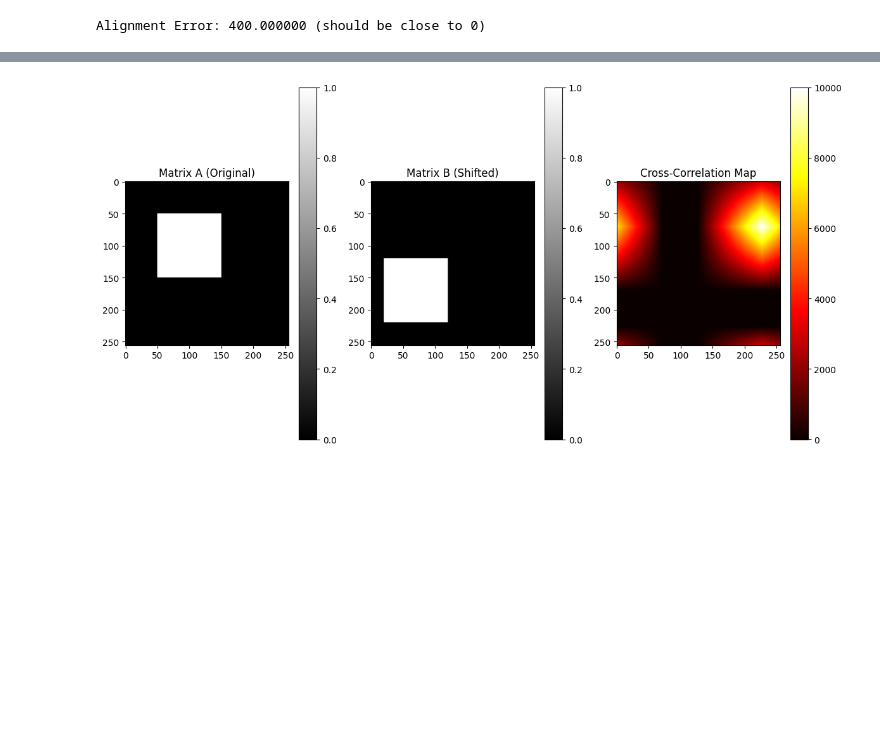
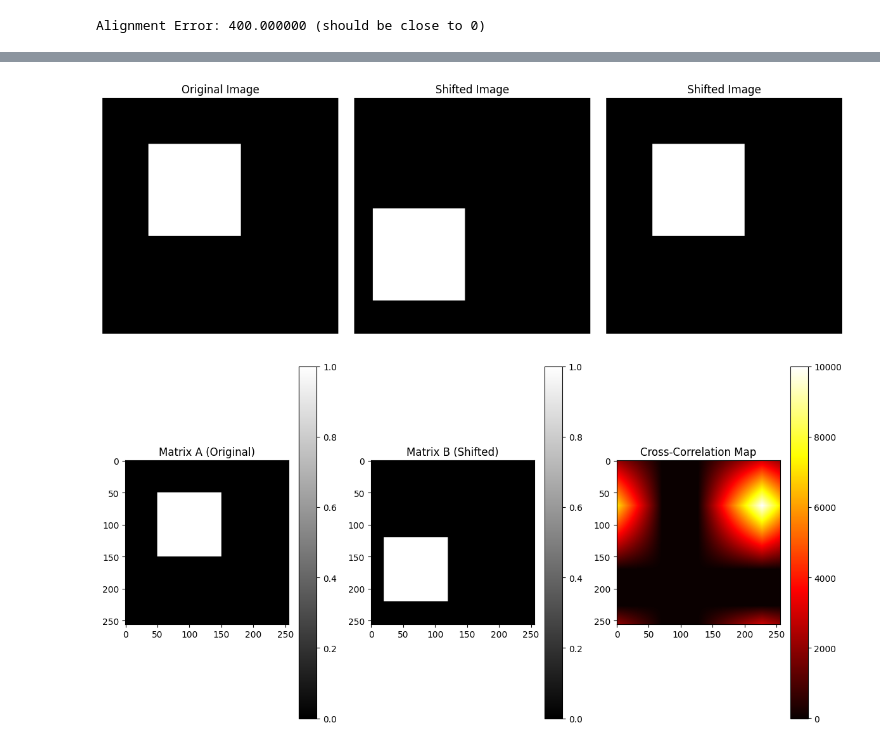
Before and after one commit to Shams-Simanto/CSE220, a Jupyter notebook: Online_C/Sol.ipynb, the cells around one changed output, grey strips where cells are left out. Cells and saved outputs as stored; diff of their text form; code cells hidden in the pictures; blank space fills up the shorter version.

```diff
--- a/Online_C/Sol.ipynb
+++ b/Online_C/Sol.ipynb
@@ -281,3 +281,102 @@ Detected Horizontal Shift: -128
 Detected Vertical Shift: -30
 [figure]
 Alignment Error: 400.000000 (should be close to 0)
+# %%
+import numpy as np
+import matplotlib.pyplot as plt
+
+#implement the necessary functions here
+def fft_1d(signal):
+    """
+    Compute the 1D Fast Fourier Transform (FFT) using the Cooley-Tukey algorithm.
+    """
+    N = len(signal)
+    if N <= 1:
+        return signal
+
+    if N % 2 != 0:
+        raise ValueError("Signal size must be a power of 2 for FFT.")
+
+    # Divide: Compute FFT of even and odd indices
+    even = fft_1d(signal[::2])
+    odd = fft_1d(signal[1::2])
+
+    # Combine: Compute the FFT results
+    T = [np.exp(-2j * np.pi * k / N) * odd[k] for k in range(N // 2)]
+    return [even[k] + T[k] for k in range(N // 2)] + [even[k] - T[k] for k in range(N // 2)]
+
+
+def ifft_1d(freq_signal):
+    """
+    Compute the 1D Inverse Fast Fourier Transform (IFFT) using the Cooley-Tukey algorithm.
+    """
+    N = len(freq_signal)
+    if N <= 1:
+        return freq_signal
+
+    if N % 2 != 0:
+        raise ValueError("Signal size must be a power of 2 for IFFT.")
+
+    # Conjugate the input
+    conj_signal = np.conjugate(freq_signal)
+
+    # Compute FFT of the conjugate
+    fft_conjugate = fft_1d(conj_signal)
+
+    # Conjugate the result again and scale by 1/N
+    return [np.conjugate(x) / N for x in fft_conjugate]
+
+
+def cross_correlation_1d(signal_A, signal_B):
+    """
+    Compute the cross-correlation of two 1D signals using DFT and IDFT.
+    """
+    dft_A = fft_1d(signal_A)
+    dft_B = fft_1d(signal_B)
+    # Compute cross-correlation in the frequency domain
+    cross_corr_freq = dft_B * np.conj(dft_A)
+    # Transform back to the time domain
+    cross_corr_time = ifft_1d(cross_corr_freq)
+    # Shift to center the peak
+    cross_corr_time = np.roll(cross_corr_time, len(cross_corr_time) // 2)
+    return np.real(cross_corr_time)
+
+
+
+
+image = plt.imread("image.png")
+shifted_image = plt.imread("shifted_image.png")
+
+res_im = np.ravel(image)
+res_sf_im = np.ravel(shifted_image)
+
+cross_cor = cross_correlation_1d(res_im, res_sf_im)
+lag = np.argmax(cross_cor) - len(res_im)//2
+print(lag)
+
+adj_s_im = np.roll(shifted_image, -lag)
+
+
+plt.figure(figsize=(12, 8))
+
+# Original Image
+plt.subplot(2, 3, 1)
+plt.imshow(image, cmap='gray')
+plt.title("Original Image")
+plt.axis('off')
+
+# Shifted Image
+plt.subplot(2, 3, 2)
+plt.imshow(shifted_image, cmap='gray')
+plt.title(f"Shifted Image")
+plt.axis('off')
+
+plt.subplot(2, 3, 3)
+plt.imshow(adj_s_im, cmap='gray')
+plt.title(f"Shifted Image")
+plt.axis('off')
+
+plt.tight_layout()
+
+plt.show()
+# %% [output]
@@ -284,3 +384,4 @@ Alignment Error: 400.000000 (should be close to 0)
+[figure, added]
 # %%
 import matplotlib.pyplot as plt
 import numpy as np
```
Also changed, not shown: parts of 2 cells of this notebook, 1 other file.
